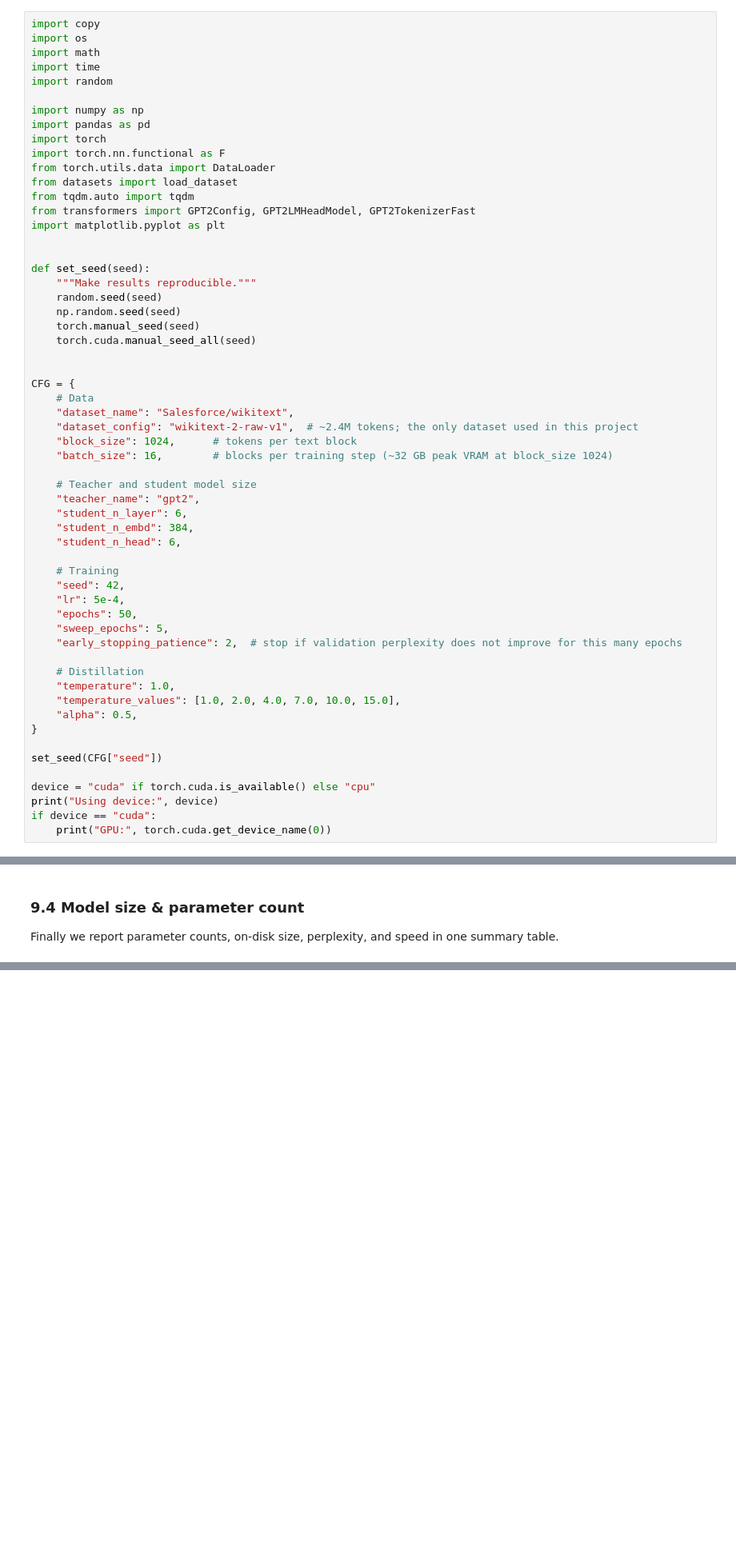
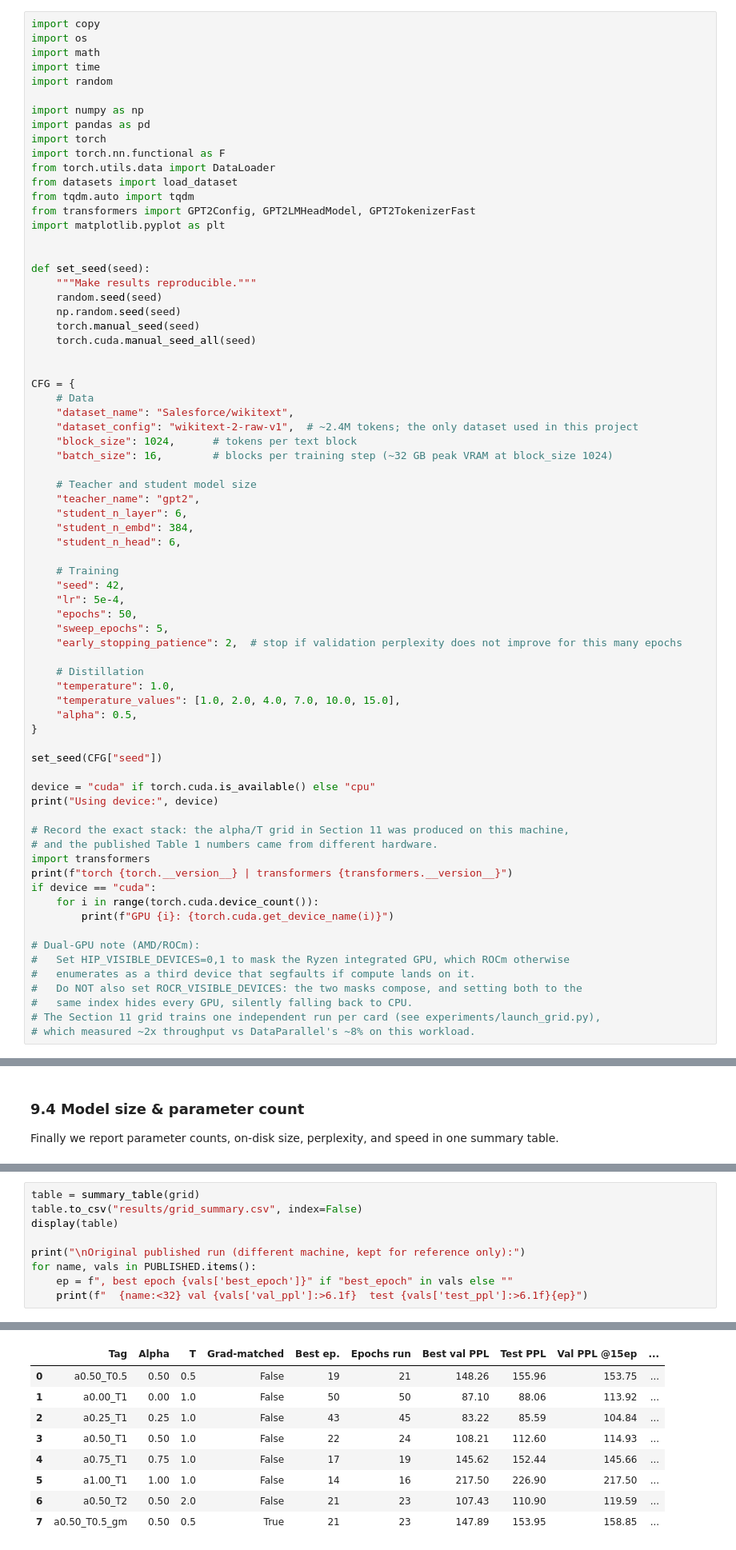
Before and after one commit to Ethanyyc/ECE1508_distillation, a Jupyter notebook: distillation.ipynb, the cells around one changed output, grey strips where cells are left out. Shown at 80% size. Cells and saved outputs as stored; diff of their text form; blank space fills up the shorter version.

```diff
--- a/distillation.ipynb
+++ b/distillation.ipynb
@@ -58,7 +58,21 @@ set_seed(CFG["seed"])
 
 device = "cuda" if torch.cuda.is_available() else "cpu"
 print("Using device:", device)
+
+# Record the exact stack: the alpha/T grid in Section 11 was produced on this machine,
+# and the published Table 1 numbers came from different hardware.
+import transformers
+print(f"torch {torch.__version__} | transformers {transformers.__version__}")
 if device == "cuda":
-    print("GPU:", torch.cuda.get_device_name(0))
+    for i in range(torch.cuda.device_count()):
+        print(f"GPU {i}: {torch.cuda.get_device_name(i)}")
+
+# Dual-GPU note (AMD/ROCm):
+#   Set HIP_VISIBLE_DEVICES=0,1 to mask the Ryzen integrated GPU, which ROCm otherwise
+#   enumerates as a third device that segfaults if compute lands on it.
+#   Do NOT also set ROCR_VISIBLE_DEVICES: the two masks compose, and setting both to the
+#   same index hides every GPU, silently falling back to CPU.
+# The Section 11 grid trains one independent run per card (see experiments/launch_grid.py),
+# which measured ~2x throughput vs DataParallel's ~8% on this workload.
 # %% [output]
 Using device: cuda
@@ -856,0 +1003,10 @@ plt.show()
+# %%
+table = summary_table(grid)
+table.to_csv("results/grid_summary.csv", index=False)
+display(table)
+
+print("\nOriginal published run (different machine, kept for reference only):")
+for name, vals in PUBLISHED.items():
+    ep = f", best epoch {vals['best_epoch']}" if "best_epoch" in vals else ""
+    print(f"  {name:<32} val {vals['val_ppl']:>6.1f}  test {vals['test_ppl']:>6.1f}{ep}")
+# %% [output]
@@ -856,0 +1018,9 @@ plt.show()
+|  | Tag | Alpha | T | Grad-matched | Best ep. | Epochs run | Best val PPL | Test PPL | Val PPL @15ep | ... |
+| 0 | a0.50_T0.5 | 0.50 | 0.5 | False | 19 | 21 | 148.26 | 155.96 | 153.75 | ... |
+| 1 | a0.00_T1 | 0.00 | 1.0 | False | 50 | 50 | 87.10 | 88.06 | 113.92 | ... |
+| 2 | a0.25_T1 | 0.25 | 1.0 | False | 43 | 45 | 83.22 | 85.59 | 104.84 | ... |
+| 3 | a0.50_T1 | 0.50 | 1.0 | False | 22 | 24 | 108.21 | 112.60 | 114.93 | ... |
+| 4 | a0.75_T1 | 0.75 | 1.0 | False | 17 | 19 | 145.62 | 152.44 | 145.66 | ... |
+| 5 | a1.00_T1 | 1.00 | 1.0 | False | 14 | 16 | 217.50 | 226.90 | 217.50 | ... |
+| 6 | a0.50_T2 | 0.50 | 2.0 | False | 21 | 23 | 107.43 | 110.90 | 119.59 | ... |
+| 7 | a0.50_T0.5_gm | 0.50 | 0.5 | True | 21 | 23 | 147.89 | 153.95 | 158.85 | ... |
```
Also changed, not shown: parts of 11 cells of this notebook, 30 other files.
